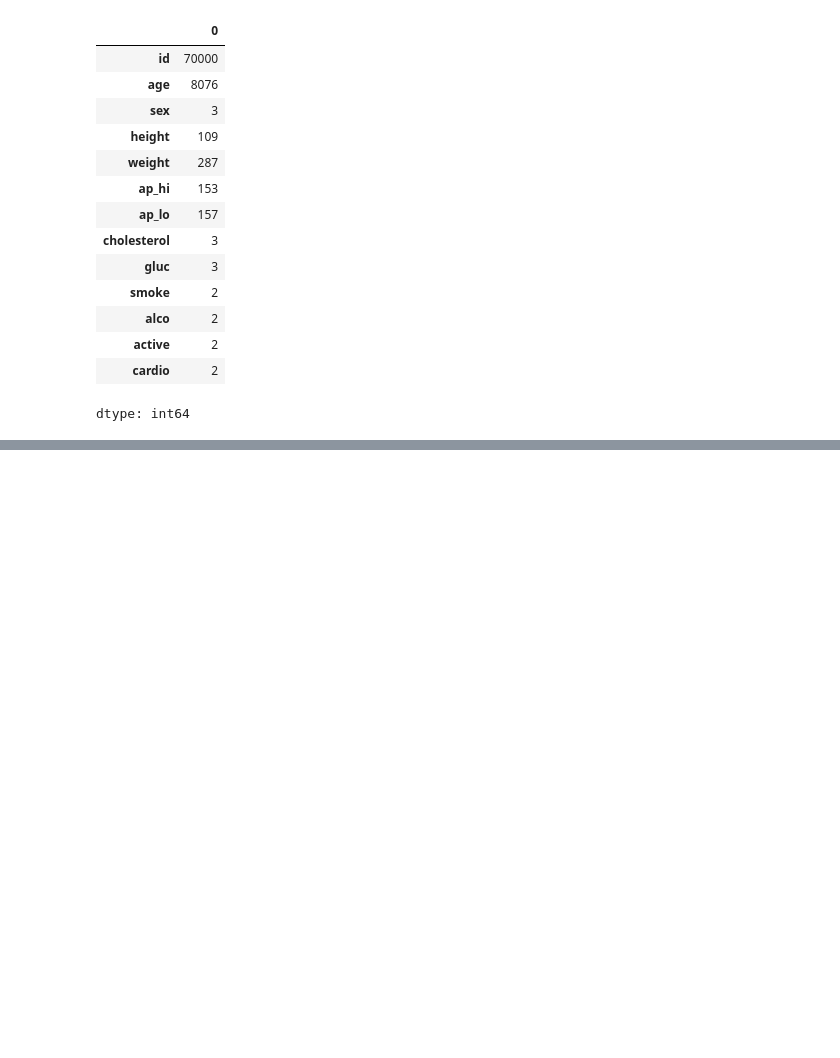
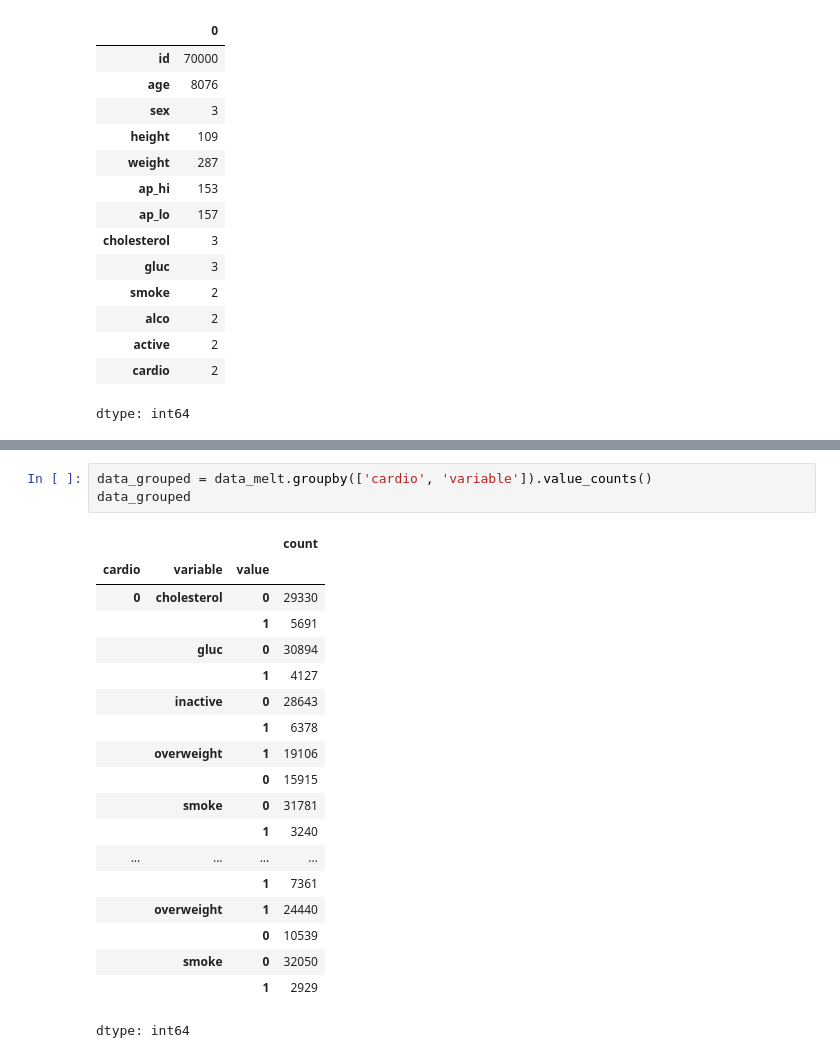
Before and after one commit to Ganushkevych/Medical_Data_Visualizer, a Jupyter notebook: Medical_Data_Visualizer.ipynb, the cells around one changed output, grey strips where cells are left out. Cells and saved outputs as stored; diff of their text form; blank space fills up the shorter version.

```diff
--- a/Medical_Data_Visualizer.ipynb
+++ b/Medical_Data_Visualizer.ipynb
@@ -71,0 +103,23 @@ dtype: int64
+# %%
+data_grouped = data_melt.groupby(['cardio', 'variable']).value_counts()
+data_grouped
+# %% [output]
+|  |  |  | count |
+| cardio | variable | value |  |
+| 0 | cholesterol | 0 | 29330 |
+|  |  | 1 | 5691 |
+|  | gluc | 0 | 30894 |
+|  |  | 1 | 4127 |
+|  | inactive | 0 | 28643 |
+|  |  | 1 | 6378 |
+|  | overweight | 1 | 19106 |
+|  |  | 0 | 15915 |
+|  | smoke | 0 | 31781 |
+|  |  | 1 | 3240 |
+| ... | ... | ... | ... |
+|  |  | 1 | 7361 |
+|  | overweight | 1 | 24440 |
+|  |  | 0 | 10539 |
+|  | smoke | 0 | 32050 |
+|  |  | 1 | 2929 |
+dtype: int64
```
Also changed, not shown: parts of 8 cells of this notebook.
